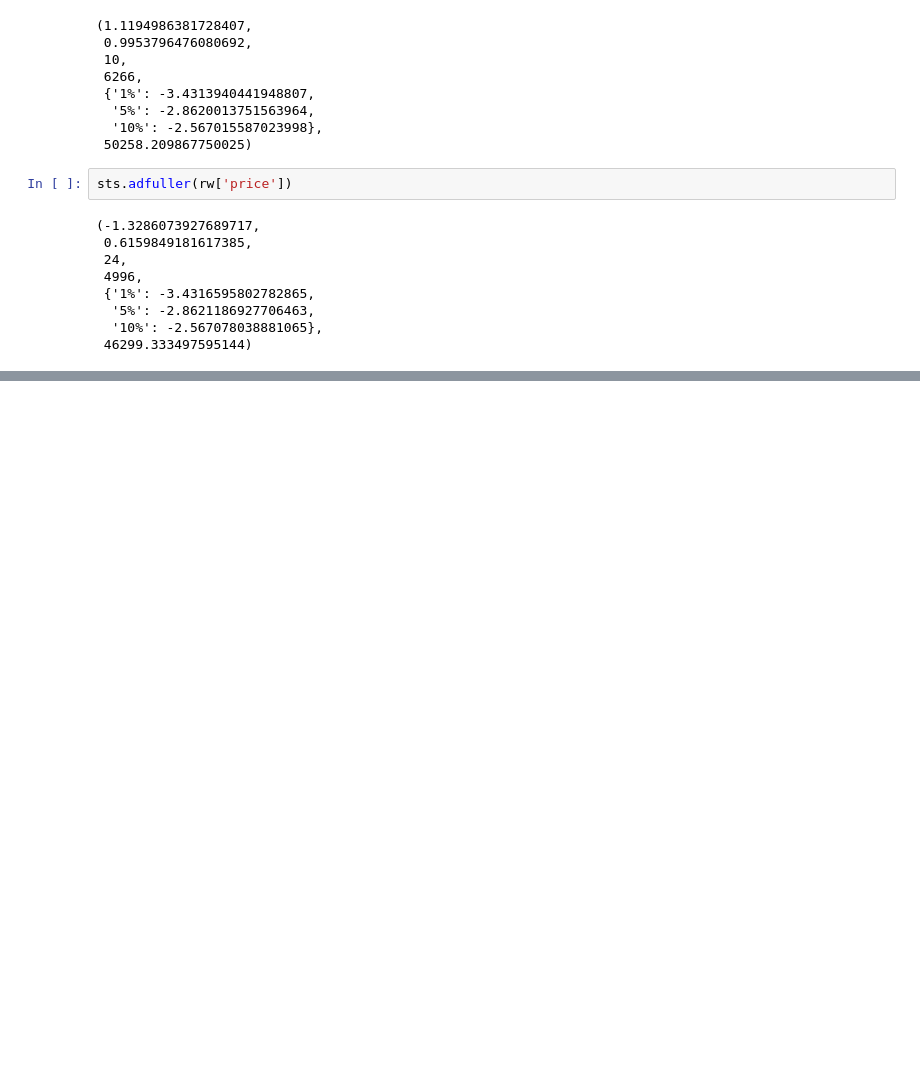
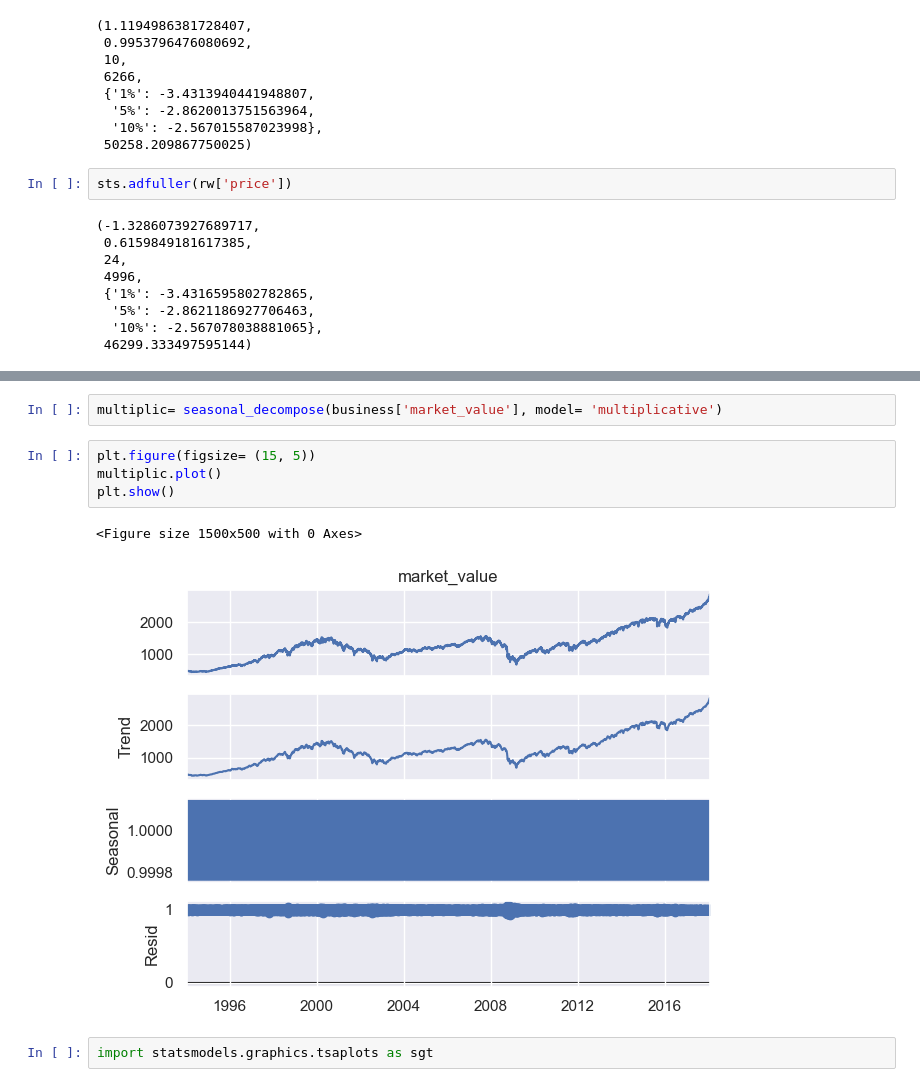
Before and after one commit to ethanhopkins101/Time_Series_Analysis, a Jupyter notebook: sec3/sec3.ipynb, the cells around one changed output, grey strips where cells are left out. Cells and saved outputs as stored; diff of their text form; blank space fills up the shorter version.

```diff
--- a/sec3/sec3.ipynb
+++ b/sec3/sec3.ipynb
@@ -181,0 +193,11 @@ sts.adfuller(rw['price'])
+# %%
+multiplic= seasonal_decompose(business['market_value'], model= 'multiplicative')
+# %%
+plt.figure(figsize= (15, 5))
+multiplic.plot()
+plt.show()
+# %% [output]
+<Figure size 1500x500 with 0 Axes>
+[figure, added]
+# %%
+import statsmodels.graphics.tsaplots as sgt
```
Also changed, not shown: parts of 8 cells of this notebook.
